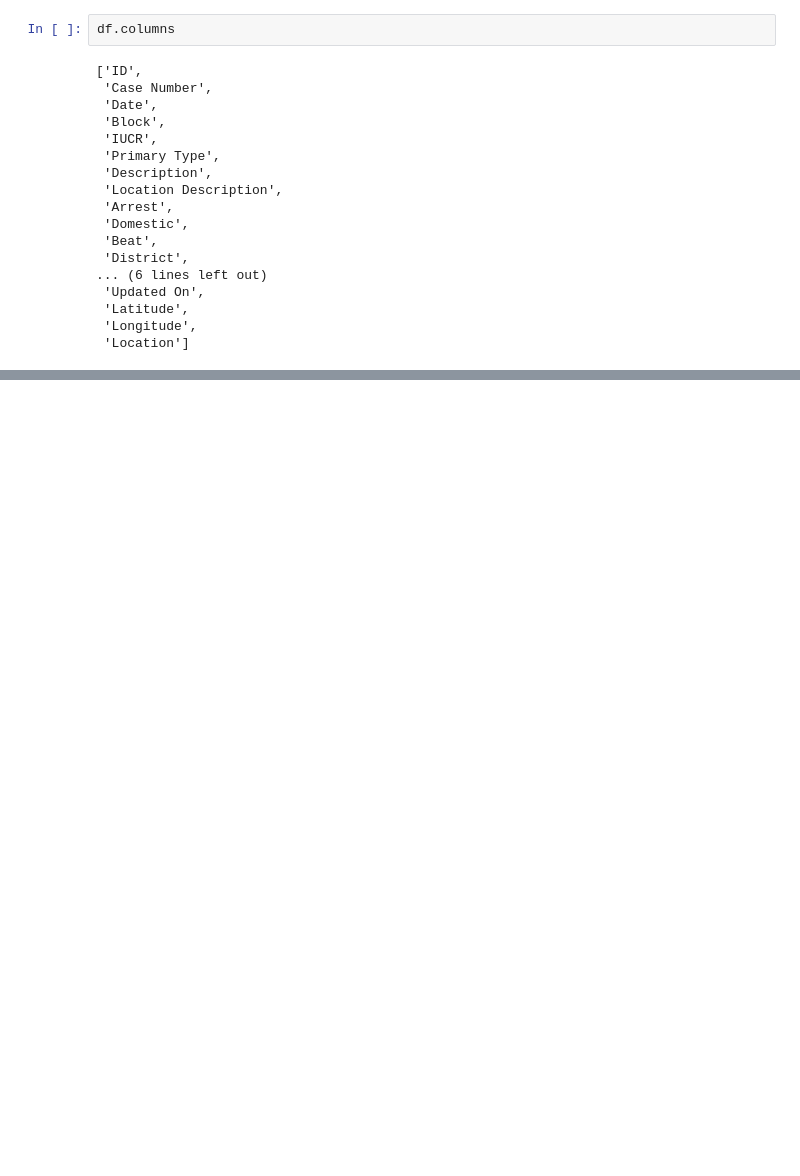
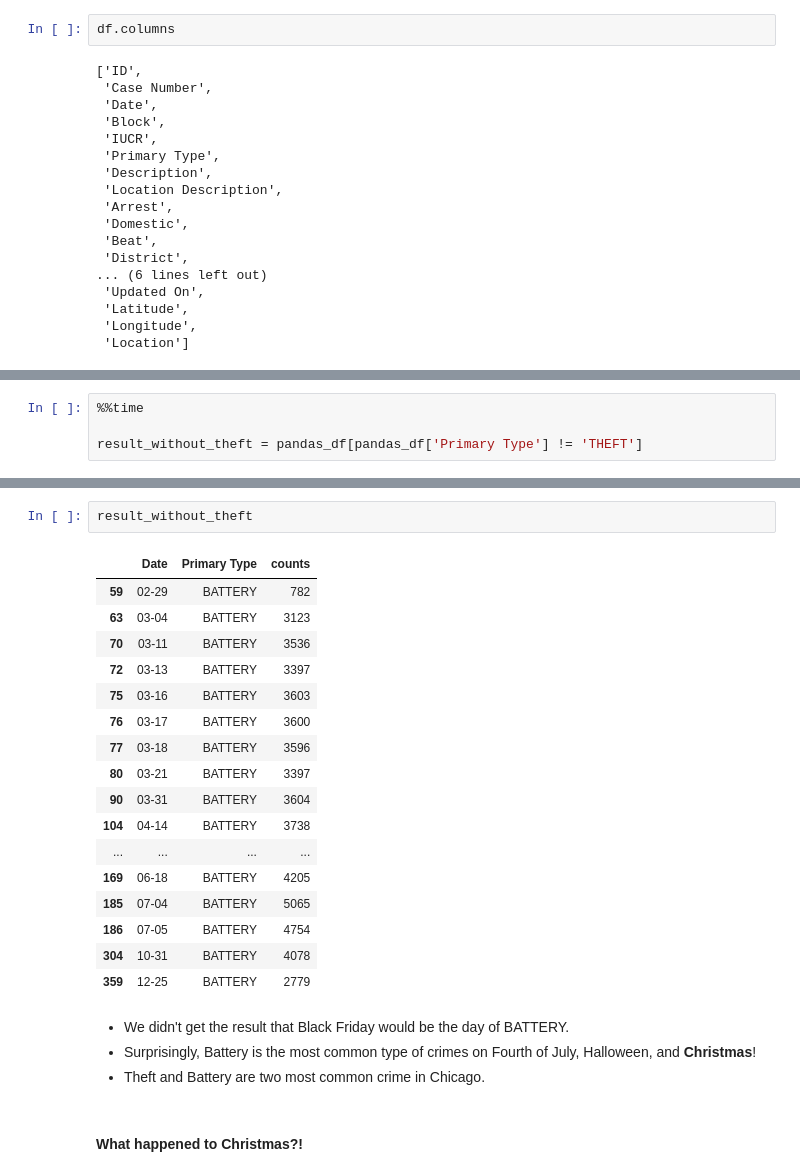
Before and after one commit to ohbriansung/big_data_project_3, a Jupyter notebook: The_Answers_Wow/crime_since_2001_chicago.ipynb, the cells around one changed output, grey strips where cells are left out. Saved outputs shown, nothing was run; the diff lists cells and outputs as text; blank space fills up the shorter version.

```diff
--- a/The_Answers_Wow/crime_since_2001_chicago.ipynb
+++ b/The_Answers_Wow/crime_since_2001_chicago.ipynb
@@ -115,0 +278,4 @@ most.show()
+# %%
+%%time
+
+result_without_theft = pandas_df[pandas_df['Primary Type'] != 'THEFT']
@@ -115,0 +285,26 @@ most.show()
+# %%
+result_without_theft
+# %% [output]
+|  | Date | Primary Type | counts |
+| 59 | 02-29 | BATTERY | 782 |
+| 63 | 03-04 | BATTERY | 3123 |
+| 70 | 03-11 | BATTERY | 3536 |
+| 72 | 03-13 | BATTERY | 3397 |
+| 75 | 03-16 | BATTERY | 3603 |
+| 76 | 03-17 | BATTERY | 3600 |
+| 77 | 03-18 | BATTERY | 3596 |
+| 80 | 03-21 | BATTERY | 3397 |
+| 90 | 03-31 | BATTERY | 3604 |
+| 104 | 04-14 | BATTERY | 3738 |
+| ... | ... | ... | ... |
+| 169 | 06-18 | BATTERY | 4205 |
+| 185 | 07-04 | BATTERY | 5065 |
+| 186 | 07-05 | BATTERY | 4754 |
+| 304 | 10-31 | BATTERY | 4078 |
+| 359 | 12-25 | BATTERY | 2779 |
+# %% [markdown]
+* We didn't get the result that Black Friday would be the day of BATTERY.
+* Surprisingly, Battery is the most common type of crimes on Fourth of July, Halloween, and **Christmas**!
+* Theft and Battery are two most common crime in Chicago.
+# %% [markdown]
+#### What happened to Christmas?!
```
Also changed, not shown: parts of 19 cells of this notebook, 1 other file.
